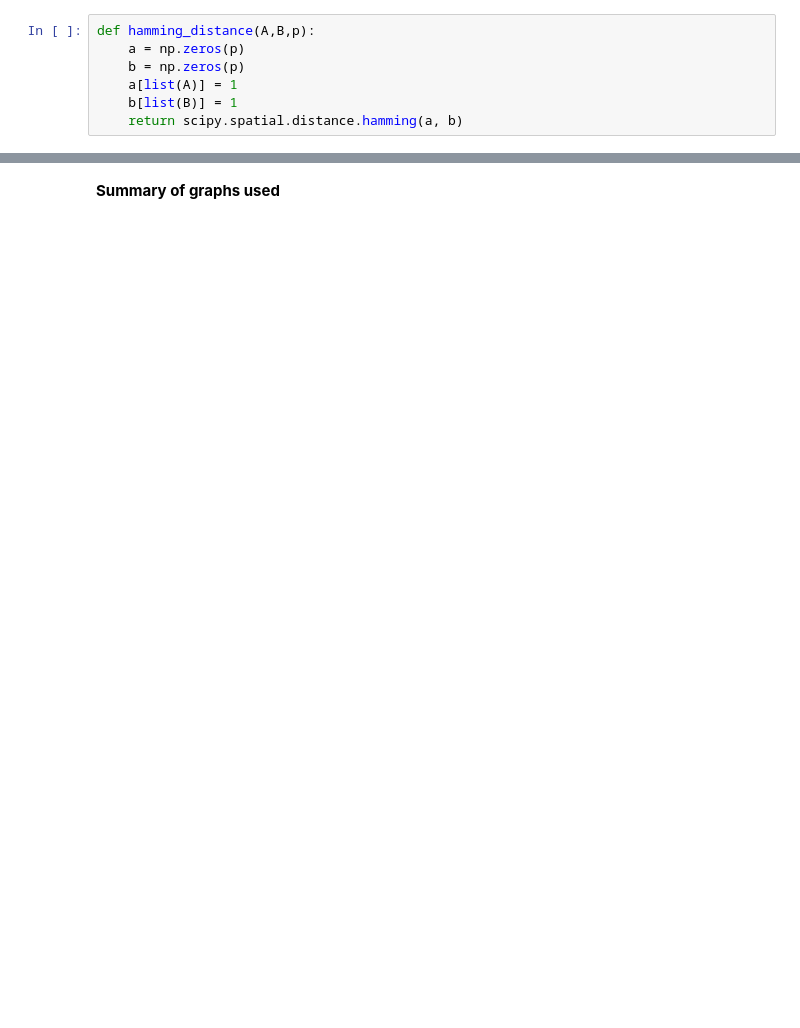
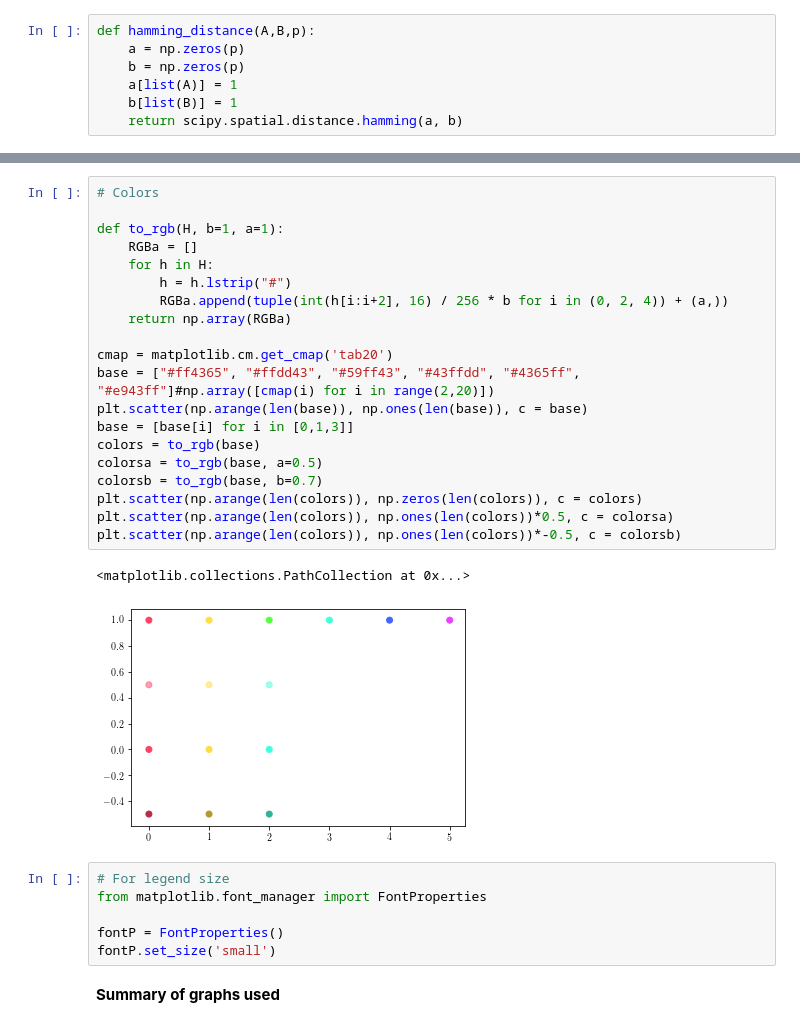
Before and after one commit to juangamella/aicp, a Jupyter notebook: plots.ipynb, the cells around one changed output, grey strips where cells are left out. Drawn from its saved outputs; the diff is of its cells as text; blank space fills up the shorter version.

```diff
--- a/plots.ipynb
+++ b/plots.ipynb
@@ -93,4 +91,33 @@ for k, policy_runs in enumerate(results):
     all_trajectories_ham[name] = trajectories_ham
+# %%
+# Colors
+
+def to_rgb(H, b=1, a=1):
+    RGBa = []
+    for h in H:
+        h = h.lstrip("#")
+        RGBa.append(tuple(int(h[i:i+2], 16) / 256 * b for i in (0, 2, 4)) + (a,))
+    return np.array(RGBa)
+
+cmap = matplotlib.cm.get_cmap('tab20')
+base = ["#ff4365", "#ffdd43", "#59ff43", "#43ffdd", "#4365ff", "#e943ff"]#np.array([cmap(i) for i in range(2,20)])
+plt.scatter(np.arange(len(base)), np.ones(len(base)), c = base)
+base = [base[i] for i in [0,1,3]]
+colors = to_rgb(base)
+colorsa = to_rgb(base, a=0.5)
+colorsb = to_rgb(base, b=0.7)
+plt.scatter(np.arange(len(colors)), np.zeros(len(colors)), c = colors)
+plt.scatter(np.arange(len(colors)), np.ones(len(colors))*0.5, c = colorsa)
+plt.scatter(np.arange(len(colors)), np.ones(len(colors))*-0.5, c = colorsb)
+# %% [output]
+<matplotlib.collections.PathCollection at 0x...>
+[figure, added]
+# %%
+# For legend size
+from matplotlib.font_manager import FontProperties
+
+fontP = FontProperties()
+fontP.set_size('small')
 # %% [markdown]
 **Summary of graphs used**
 # %%
```
Also changed, not shown: parts of 12 cells of this notebook.
